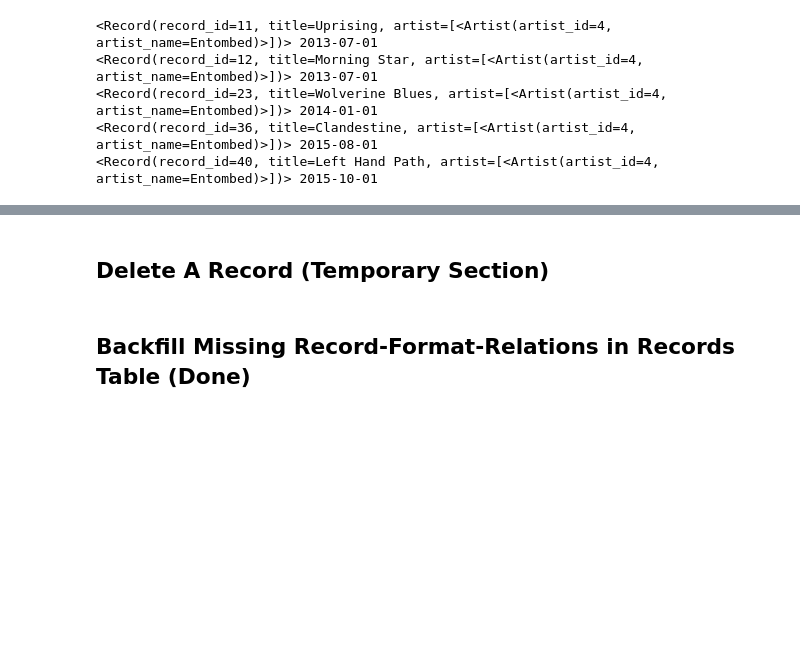
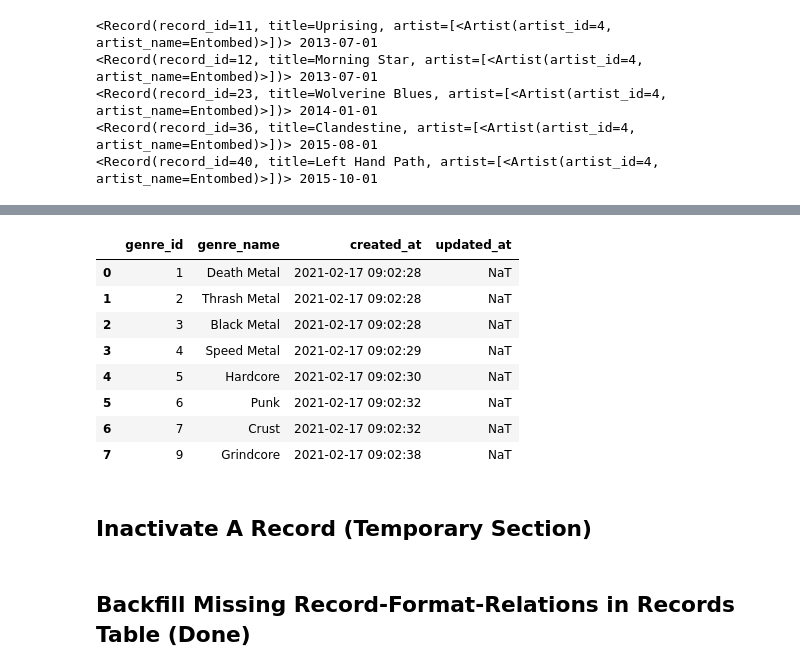
Before and after one commit to rbuerki/death-metal-disco, a Jupyter notebook: dev/prod_Query_DB.ipynb, the cells around one changed output, grey strips where cells are left out. Drawn from its saved outputs; the diff is of its cells as text; code cells hidden in the pictures; blank space fills up the shorter version.

```diff
--- a/dev/prod_Query_DB.ipynb
+++ b/dev/prod_Query_DB.ipynb
@@ -191,5 +192,17 @@ pd.read_sql("formats", engine)
+# %%
+pd.read_sql("genres", engine)
+# %% [output]
+|  | genre_id | genre_name | created_at | updated_at |
+| 0 | 1 | Death Metal | 2021-02-17 09:02:28 | NaT |
+| 1 | 2 | Thrash Metal | 2021-02-17 09:02:28 | NaT |
+| 2 | 3 | Black Metal | 2021-02-17 09:02:28 | NaT |
+| 3 | 4 | Speed Metal | 2021-02-17 09:02:29 | NaT |
+| 4 | 5 | Hardcore | 2021-02-17 09:02:30 | NaT |
+| 5 | 6 | Punk | 2021-02-17 09:02:32 | NaT |
+| 6 | 7 | Crust | 2021-02-17 09:02:32 | NaT |
+| 7 | 9 | Grindcore | 2021-02-17 09:02:38 | NaT |
 # %% [markdown]
-## Delete A Record (Temporary Section)
+## Inactivate A Record (Temporary Section)
 # %%
 # removal = {
 #     "trx_type": "Removal",
```
Also changed, not shown: parts of 12 cells of this notebook, 7 other files.
